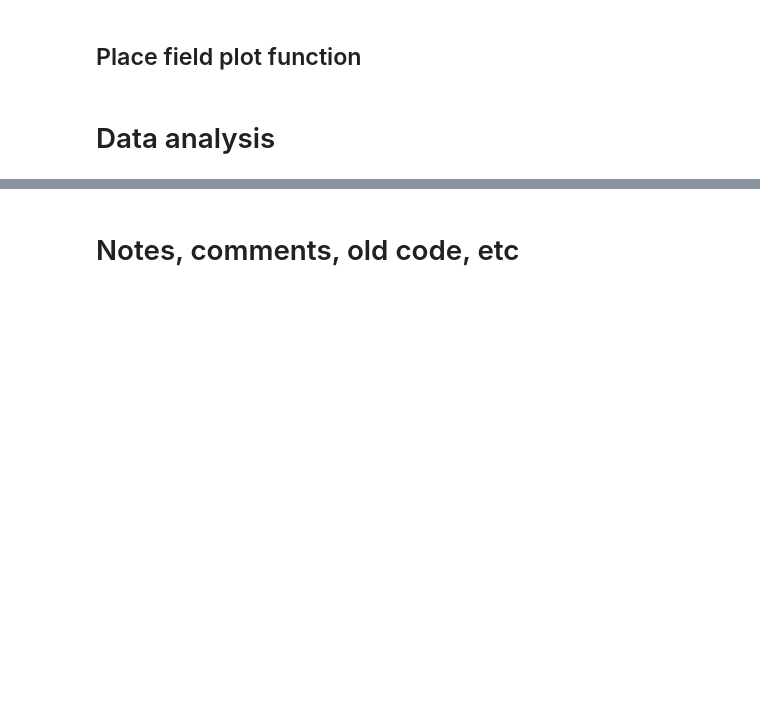
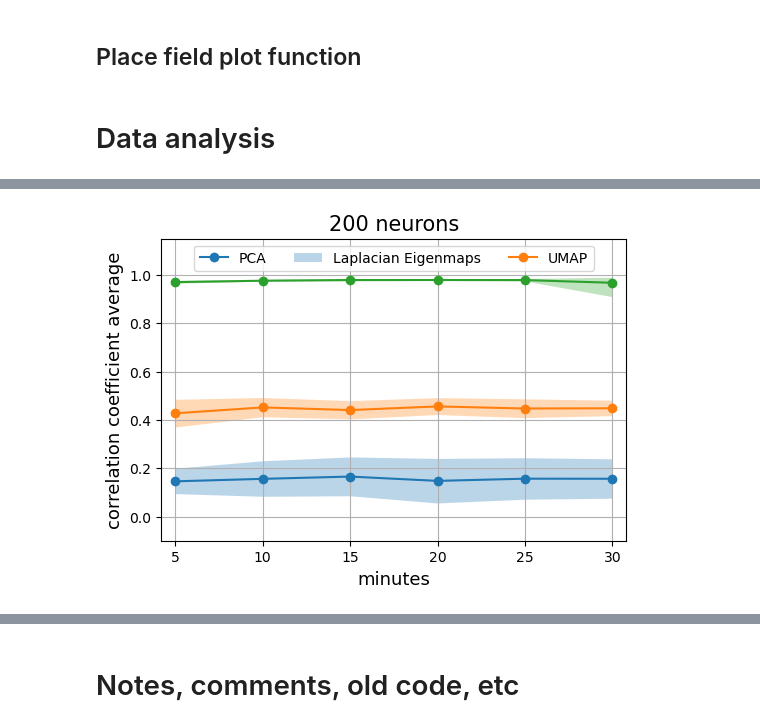
Before and after one commit to jambormike/neurons_dimensionality_reduction, a Jupyter notebook: simulation_and_reduction_script_notebook/data/data_analysis.ipynb, the cells around one changed output, grey strips where cells are left out. Drawn from its saved outputs; the diff is of its cells as text; code cells hidden in the pictures; blank space fills up the shorter version.

```diff
--- a/simulation_and_reduction_script_notebook/data/data_analysis.ipynb
+++ b/simulation_and_reduction_script_notebook/data/data_analysis.ipynb
@@ -165,7 +168,15 @@ def correlationMean(correlation_list):
     correlation_mean_fisherz = np.mean(correlation_array_fisherz, 0)
     correlation_mean = np.tanh(correlation_mean_fisherz)
 
+
     correlation_std_fisherz = np.std(correlation_array_fisherz, 0)
-    correlation_std = np.tanh(correlation_std_fisherz)
+    upper_limit_fisherz = correlation_mean_fisherz + correlation_std_fisherz
+    lower_limit_fisherz = correlation_mean_fisherz - correlation_std_fisherz
 
-    return correlation_mean, correlation_std
+    upper_limit = np.tanh(upper_limit_fisherz)
+    lower_limit = np.tanh(lower_limit_fisherz)
+
+
+    # correlation_std = np.tanh(correlation_std_fisherz)
+
+    return correlation_mean, upper_limit, lower_limit
@@ -356,0 +342,5 @@ for i in range(6):
+# %%
+for i in range(19,20):
+    plot_corr_over_time(master_data_set[i], (i+1)*10)
+# %% [output]
+[figure, added]
```
Also changed, not shown: parts of 9 cells of this notebook.
